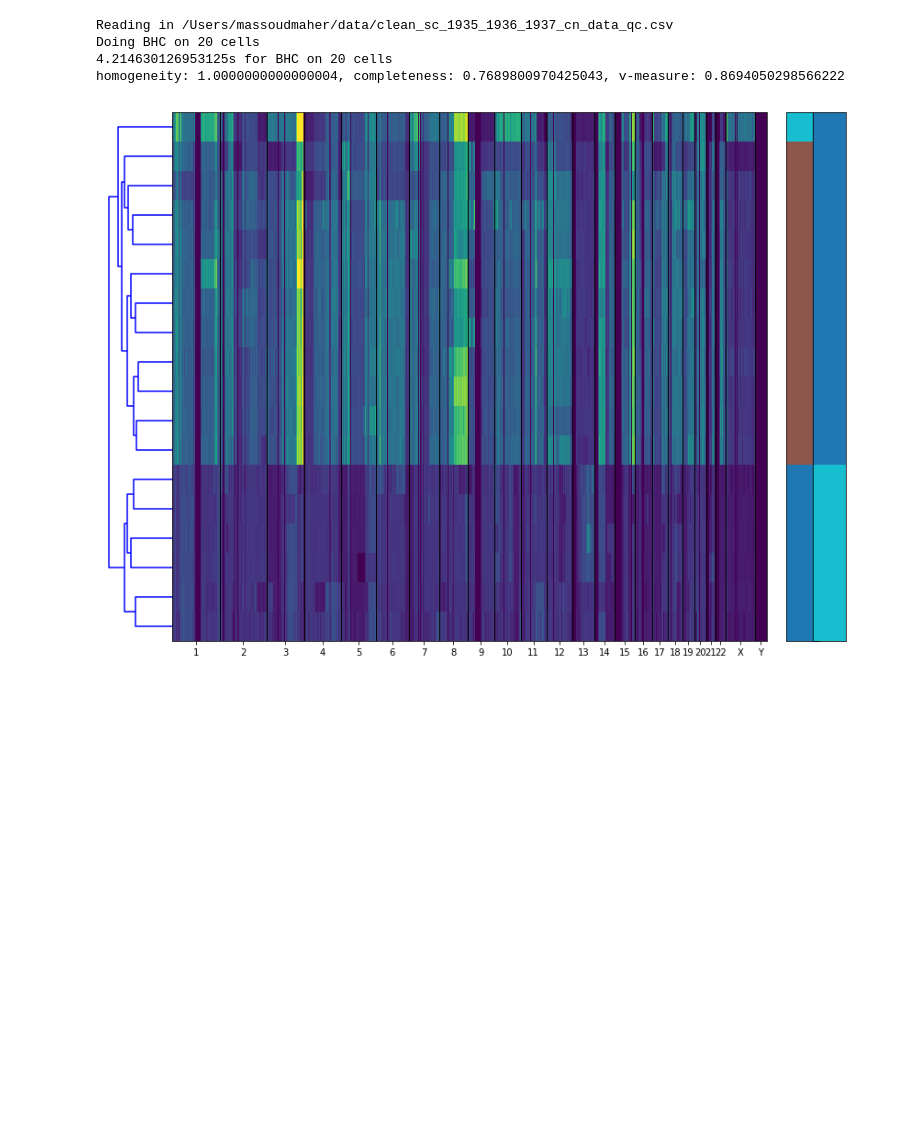
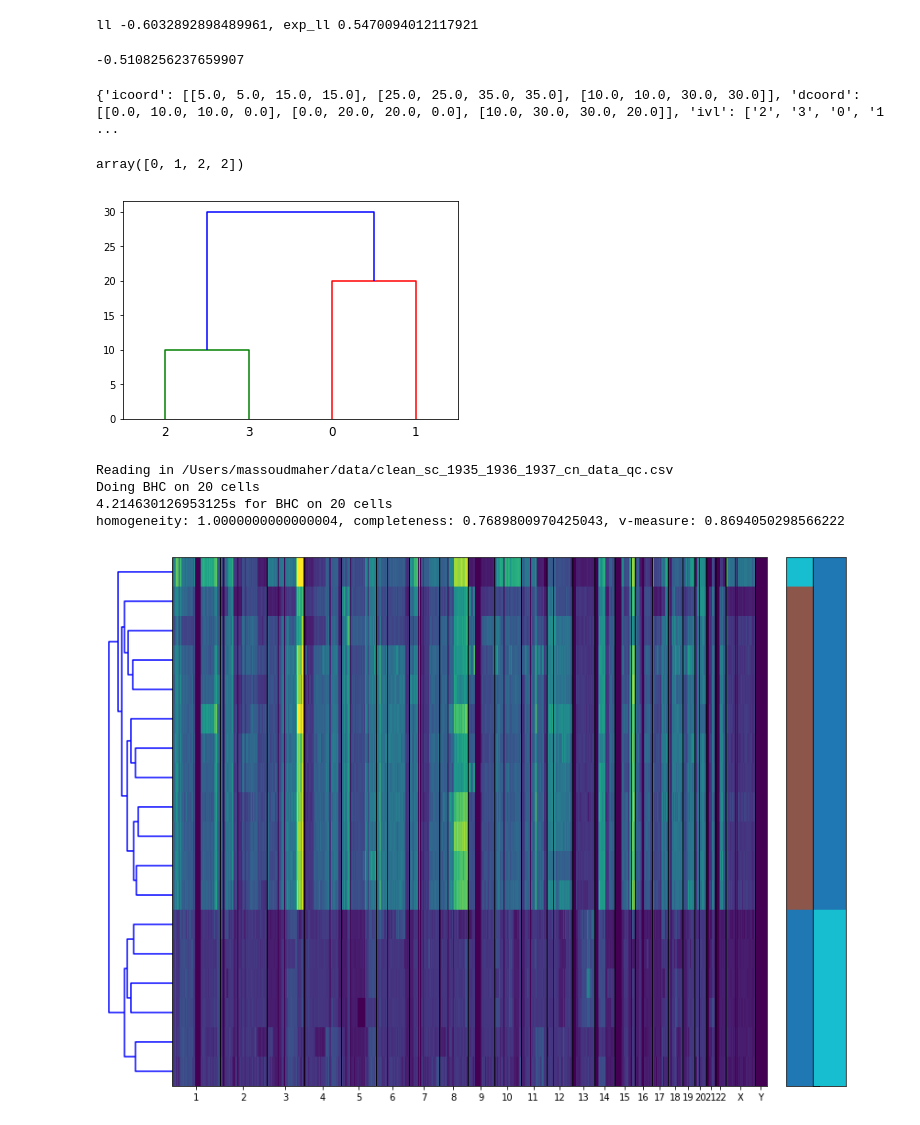
Before and after one commit to shahcompbio/scgenome-deprecated, a Jupyter notebook: notebooks/scratch.ipynb, the cells around one changed output. Drawn from its saved outputs; the diff is of its cells as text; code cells hidden in the pictures; blank space fills up the shorter version.

```diff
--- a/notebooks/scratch.ipynb
+++ b/notebooks/scratch.ipynb
@@ -10,3 +65,35 @@ import numpy as np
+# %%
+measurement = np.array([
+    [1.0, 2.0, 3.0, 4.0, 5.0],
+    [1.1, 2.2, 3.3, 4.4, 5.5],
+])
+variances = np.array([
+    [0.05, 0.05, 0.05, 0.05, 0.05, 0.05],
+    [0.05, 0.05, 0.05, 0.05, 0.05, 0.05]
+])
+transmodel = {"kind":"twoparam", "e0":0.8,"e1":0.2}
+
+ll = jointcnmodels.calculate_marginal_ll_simple(measurement, variances, transmodel)
+print(f'll {ll}, exp_ll {np.exp(ll)}')
+# %% [output]
+ll -0.6032892898489961, exp_ll 0.5470094012117921
+# %%
+np.log(0.6)
+# %% [output]
+-0.5108256237659907
+# %%
+foo = np.array([
+    [2.,3.,10.,2.],
+    [0.,1.,20.,2.],
+    [4.,5.,30.,4.]
+])
+
+print(sch.dendrogram(foo))
+sch.cut_tree(foo, height=15).flatten()
+# %% [output]
+{'icoord': [[5.0, 5.0, 15.0, 15.0], [25.0, 25.0, 35.0, 35.0], [10.0, 10.0, 30.0, 30.0]], 'dcoord': [[0.0, 10.0, 10.0, 0.0], [0.0, 20.0, 20.0, 0.0], [10.0, 30.0, 30.0, 20.0]], 'ivl': ['2', '3', '0', '1 ...
+array([0, 1, 2, 2])
+[figure, added]
 # %%
 # Do BHC on a spike in experiment
 import pandas as pd
```
Also changed, not shown: parts of 5 cells of this notebook, 12 other files.
